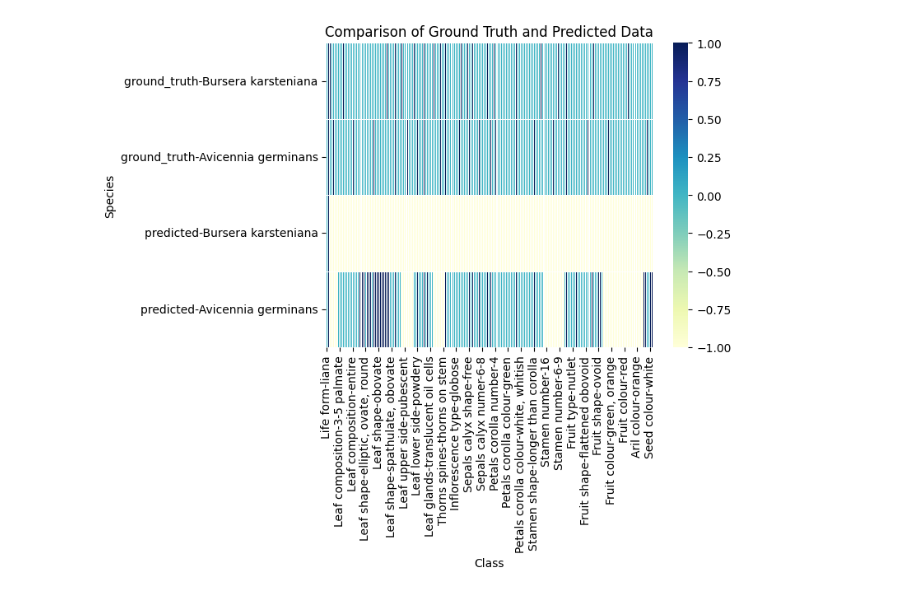
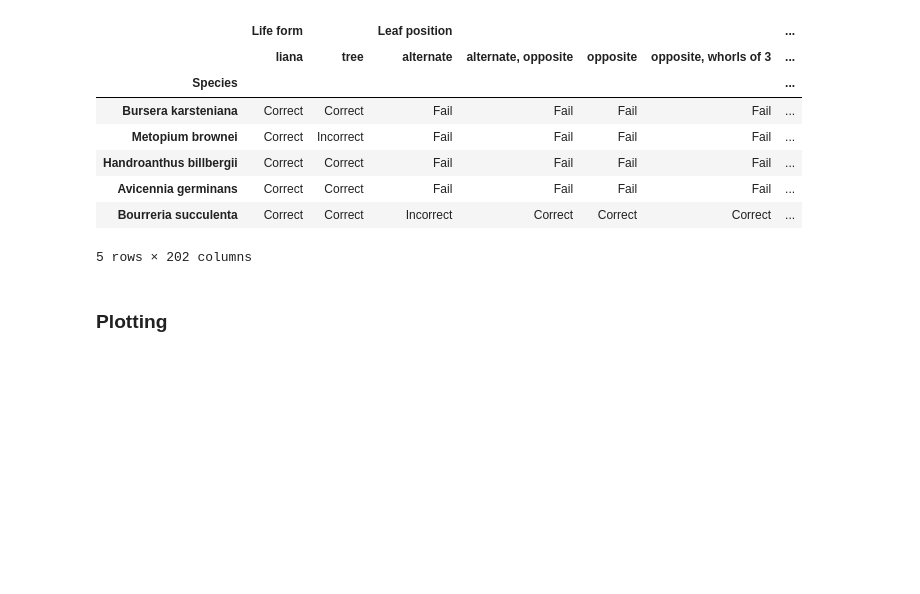
Before and after one commit to RobertvdV/GRS70424_Internship, a Jupyter notebook: notebooks/reports/OpenAI/5.3.1_ChatGPT_prompt_analyses.ipynb, the cells around one changed output. Drawn from its saved outputs; the diff is of its cells as text; code cells hidden in the pictures; blank space fills up the shorter version.

Commit message:
Basic plotting

```diff
--- a/notebooks/reports/OpenAI/5.3.1_ChatGPT_prompt_analyses.ipynb
+++ b/notebooks/reports/OpenAI/5.3.1_ChatGPT_prompt_analyses.ipynb
@@ -120,11 +25,0 @@ plt.show()
-# %%
-
-# Create a heatmap to compare the two dataframes
-sns.heatmap(df_concat, annot=False, fmt='g', cmap='YlGnBu',
-            square=False, linewidths=.5)
-plt.title('Comparison of Ground Truth and Predicted Data')
-plt.xlabel('Class')
-plt.ylabel('Species')
-plt.show()
-# %% [output]
-[figure, removed]
@@ -130,0 +35,26 @@ plt.show()
+# %%
+# df_caribbean_ChatGPT.compare(df_caribbean_GT)
+# df_caribbean_ChatGPT.compare(df_caribbean_GT,
+#                         # keep_shape=True,
+#                         keep_equal=False,
+#                         )
+
+df = df_caribbean_GT.subtract(df_caribbean_ChatGPT)
+df = df.fillna("Fail")
+df = df.applymap(lambda x: 'Correct' if isinstance(x, (int, float)) and x == 0 else x)
+df = df.applymap(lambda x: 'Incorrect' if isinstance(x, (int, float)) and x == -1 else x)
+df = df.applymap(lambda x: 'Incorrect' if isinstance(x, (int, float)) and x == 1 else x)
+# %%
+df
+# %% [output]
+|  | Life form |  | Leaf position |  |  |  | ... |
+|  | liana | tree | alternate | alternate, opposite | opposite | opposite, whorls of 3 | ... |
+| Species |  |  |  |  |  |  | ... |
+| Bursera karsteniana | Correct | Correct | Fail | Fail | Fail | Fail | ... |
+| Metopium brownei | Correct | Incorrect | Fail | Fail | Fail | Fail | ... |
+| Handroanthus billbergii | Correct | Correct | Fail | Fail | Fail | Fail | ... |
+| Avicennia germinans | Correct | Correct | Fail | Fail | Fail | Fail | ... |
+| Bourreria succulenta | Correct | Correct | Incorrect | Correct | Correct | Correct | ... |
+5 rows × 202 columns
+# %% [markdown]
+### Plotting
```
Also changed, not shown: parts of 11 cells of this notebook.
